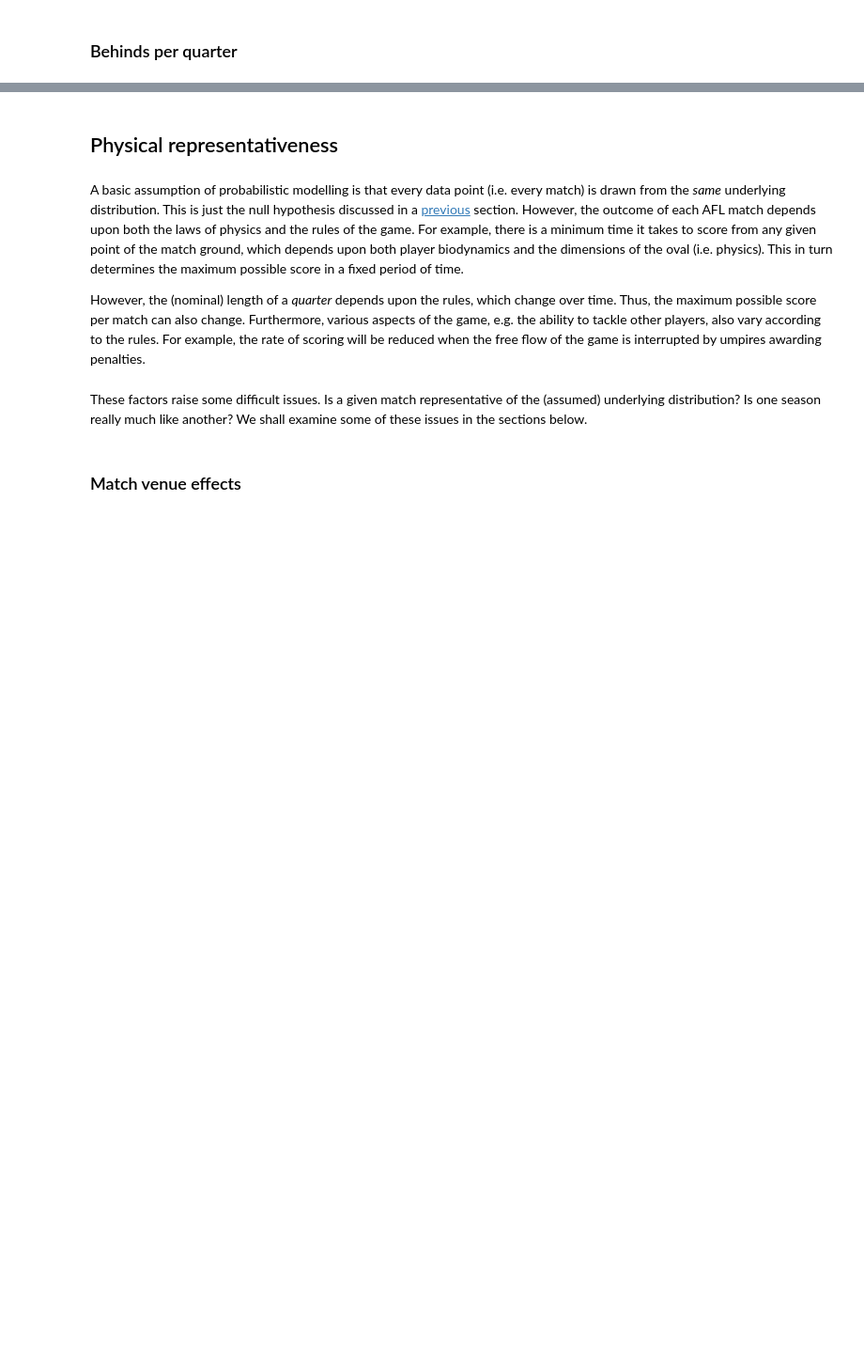
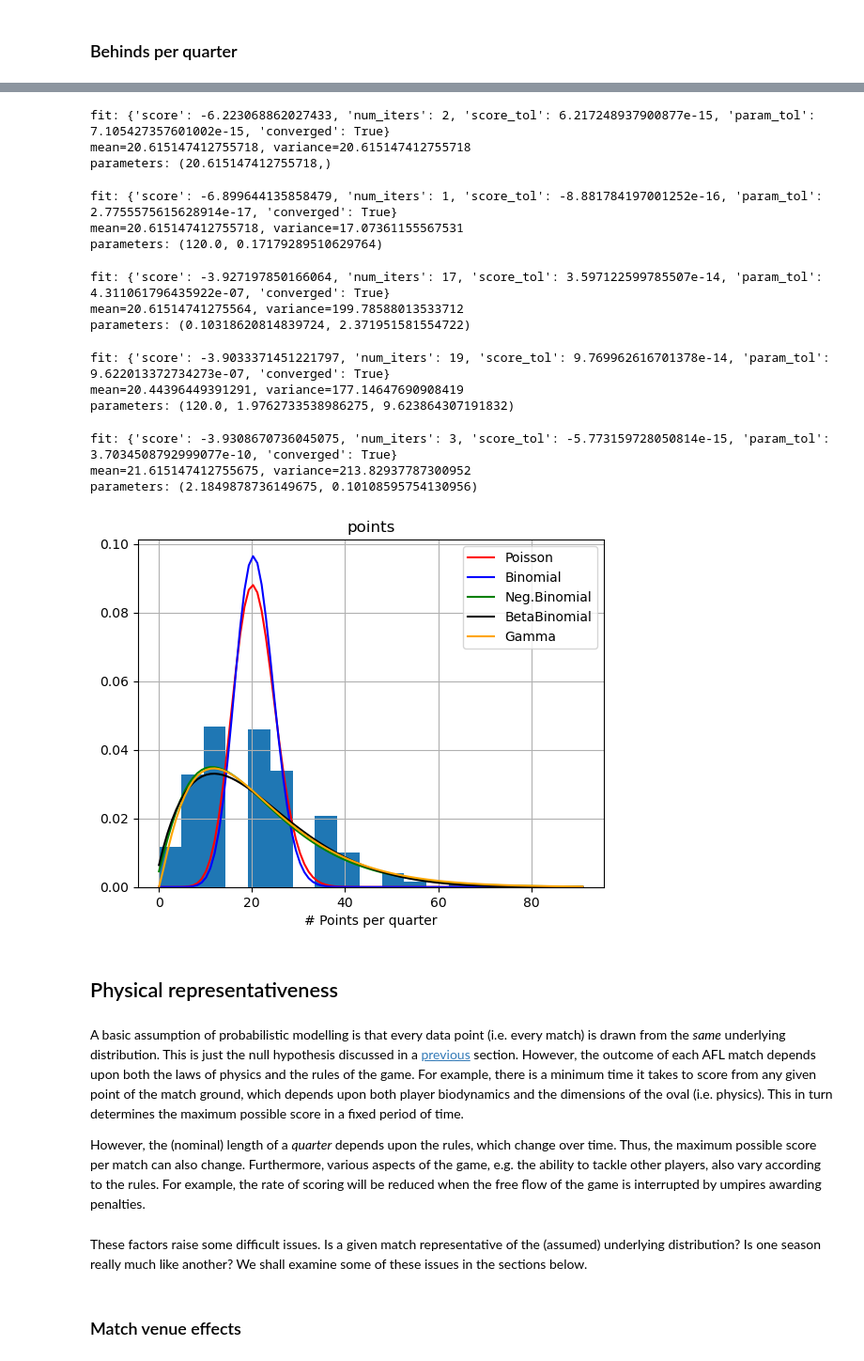
Before and after one commit to gaj67/gaj-data-science, a Jupyter notebook: AFL/notebooks/4_data_analysis.ipynb, the cells around one changed output, grey strips where cells are left out. Shown at 94% size. Drawn from its saved outputs; the diff is of its cells as text; code cells hidden in the pictures; blank space fills up the shorter version.

```diff
--- a/AFL/notebooks/4_data_analysis.ipynb
+++ b/AFL/notebooks/4_data_analysis.ipynb
@@ -1292,0 +1450,60 @@ plt.show()
+# %%
+psd = fit_model(PoissonDistribution(), quarterly_points)
+# %% [output]
+fit: {'score': -6.223068862027433, 'num_iters': 2, 'score_tol': 6.217248937900877e-15, 'param_tol': 7.105427357601002e-15, 'converged': True}
+mean=20.615147412755718, variance=20.615147412755718
+parameters: (20.615147412755718,)
+# %%
+bnd = fit_model(
+    BinomialDistribution(TRIALS_PER_QUARTER),
+    quarterly_points
+)
+# %% [output]
+fit: {'score': -6.899644135858479, 'num_iters': 1, 'score_tol': -8.881784197001252e-16, 'param_tol': 2.7755575615628914e-17, 'converged': True}
+mean=20.615147412755718, variance=17.07361155567531
+parameters: (120.0, 0.17179289510629764)
+# %%
+nbd = fit_model(NegBinomialDistribution(), quarterly_points)
+# %% [output]
+fit: {'score': -3.927197850166064, 'num_iters': 17, 'score_tol': 3.597122599785507e-14, 'param_tol': 4.311061796435922e-07, 'converged': True}
+mean=20.61514741275564, variance=199.78588013533712
+parameters: (0.10318620814839724, 2.371951581554722)
+# %%
+bbd = fit_model(
+    BetaBinomialDistribution(TRIALS_PER_QUARTER),
+    quarterly_points
+)
+# %% [output]
+fit: {'score': -3.9033371451221797, 'num_iters': 19, 'score_tol': 9.769962616701378e-14, 'param_tol': 9.622013372734273e-07, 'converged': True}
+mean=20.44396449391291, variance=177.14647690908419
+parameters: (120.0, 1.9762733538986275, 9.623864307191832)
+# %%
+# Add offset to avoid zeros
+gmd = fit_model(GammaDistribution(), quarterly_points + 1)
+# %% [output]
+fit: {'score': -3.9308670736045075, 'num_iters': 3, 'score_tol': -5.773159728050814e-15, 'param_tol': 3.7034508792999077e-10, 'converged': True}
+mean=21.615147412755675, variance=213.82937787300952
+parameters: (2.1849878736149675, 0.10108595754130956)
+# %%
+x_values = np.linspace(min(quarterly_points), max(quarterly_points), 100)
+
+y_values_psd = np.exp(psd.log_prob(x_values))
+y_values_bnd = np.exp(bnd.log_prob(x_values))
+y_values_nbd = np.exp(nbd.log_prob(x_values))
+y_values_bbd = np.exp(bbd.log_prob(x_values))
+y_values_gmd = np.exp(gmd.log_prob(x_values))
+# %%
+df_points = pd.DataFrame(quarterly_points, columns=["points"])
+bins = np.linspace(min(quarterly_points), max(quarterly_points), 20)
+res = df_points.hist("points", bins=bins, density=True)
+ax = res[0][0]
+res = ax.plot(x_values, y_values_psd, 'r')
+res = ax.plot(x_values, y_values_bnd, 'b')
+res = ax.plot(x_values, y_values_nbd, 'g')
+res = ax.plot(x_values, y_values_bbd, 'k')
+res = ax.plot(x_values, y_values_gmd, 'orange')
+plt.legend(['Poisson', 'Binomial', 'Neg.Binomial', 'BetaBinomial', 'Gamma'])
+plt.xlabel("# Points per quarter")
+plt.show()
+# %% [output]
+[figure, added]
```
Also changed, not shown: parts of 89 cells of this notebook, 1 other file.
